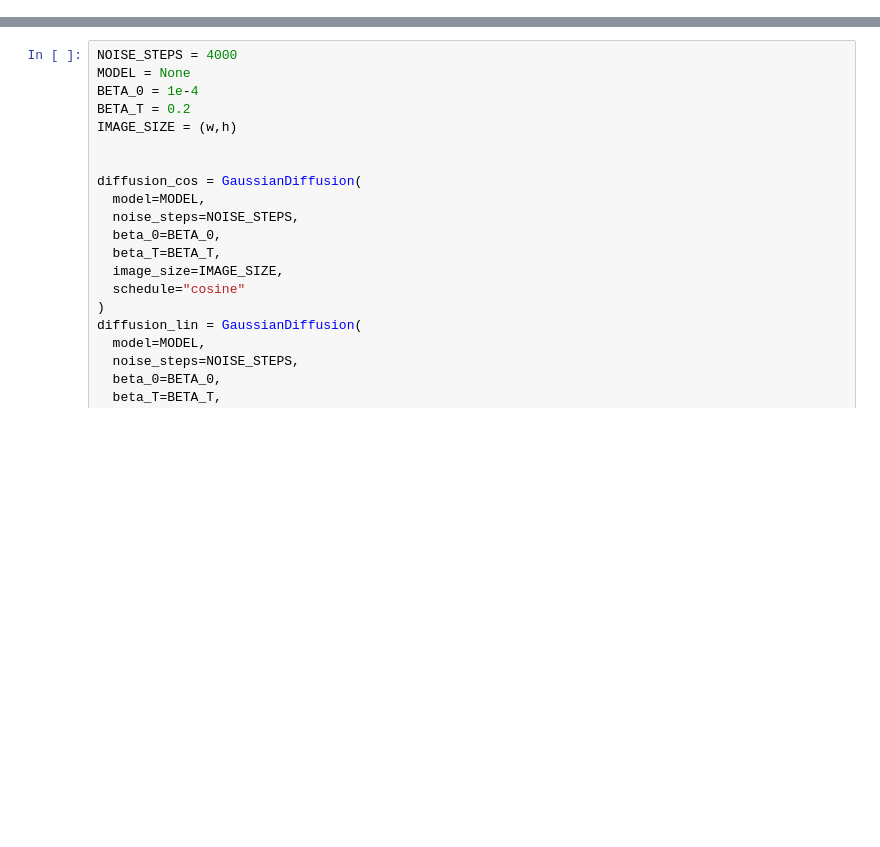
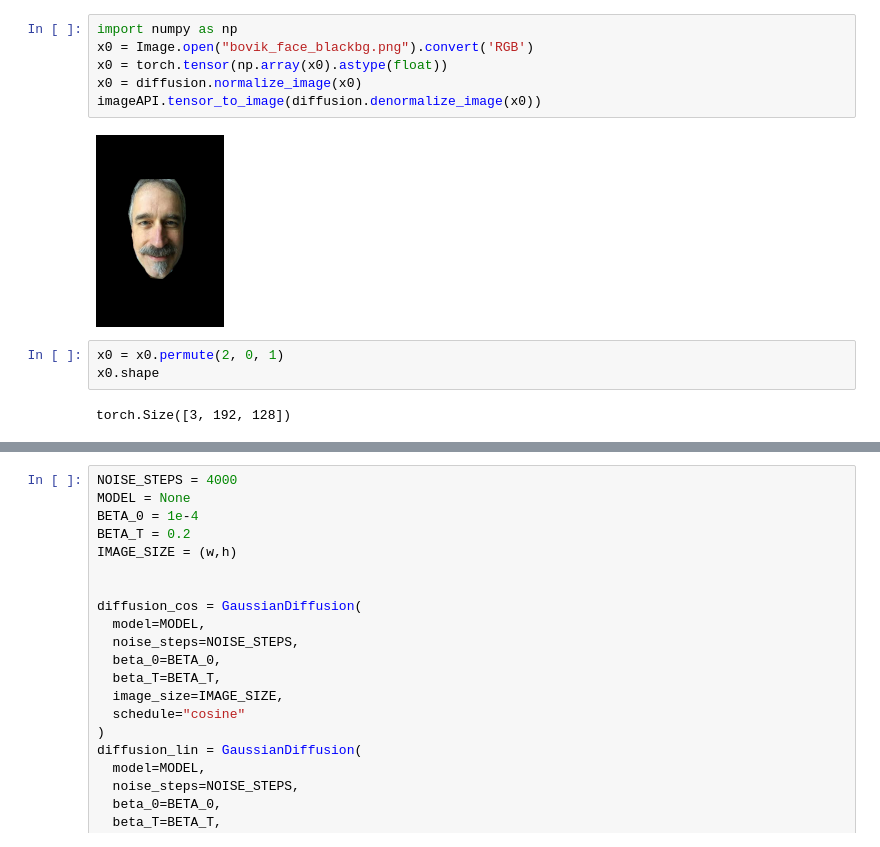
Before and after one commit to anforsm/movie-diffusion, a Jupyter notebook: testing.ipynb, the cells around one changed output, grey strips where cells are left out. Cells and saved outputs as stored; diff of their text form; blank space fills up the shorter version.

```diff
--- a/testing.ipynb
+++ b/testing.ipynb
@@ -25,0 +114,13 @@ image.save("./test.jpg")
+# %%
+import numpy as np
+x0 = Image.open("bovik_face_blackbg.png").convert('RGB')
+x0 = torch.tensor(np.array(x0).astype(float))
+x0 = diffusion.normalize_image(x0)
+imageAPI.tensor_to_image(diffusion.denormalize_image(x0))
+# %% [output]
+[figure, added]
+# %%
+x0 = x0.permute(2, 0, 1)
+x0.shape
+# %% [output]
+torch.Size([3, 192, 128])
```
Also changed, not shown: parts of 17 cells of this notebook, 1 other file.
